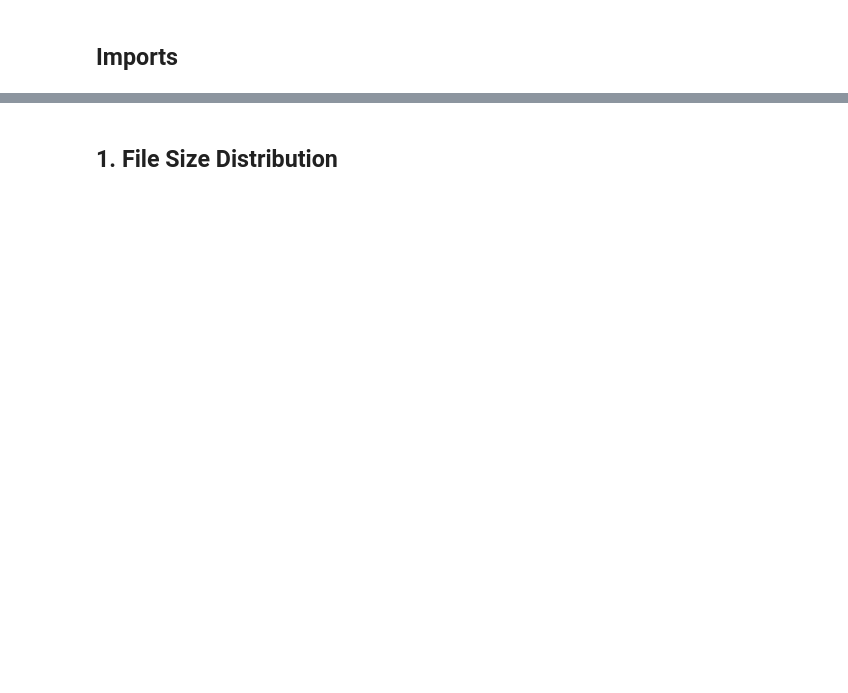
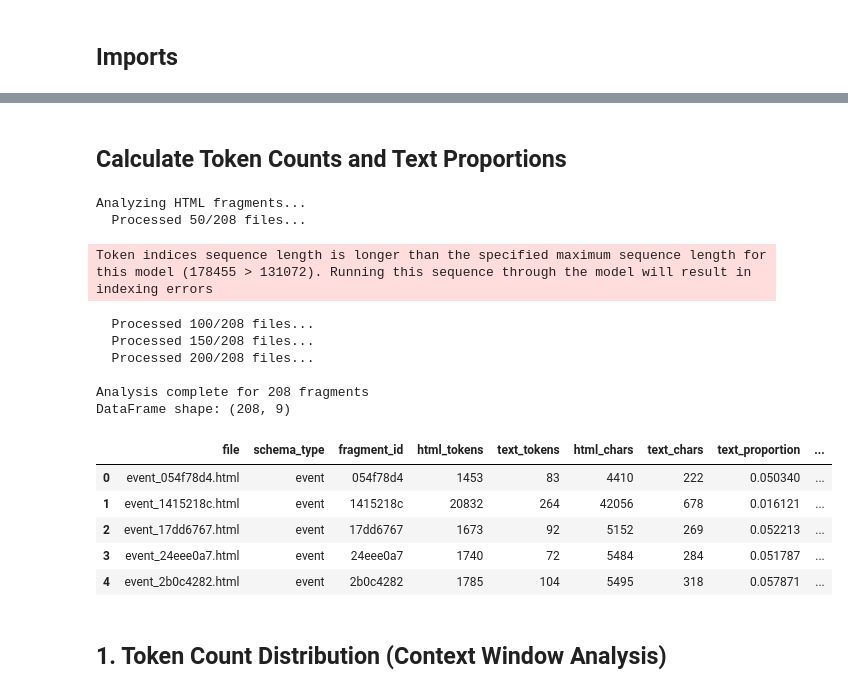
Before and after one commit to luarss/c4ai-crawlerlm, a Jupyter notebook: notebooks/00_eda.ipynb, the cells around one changed output, grey strips where cells are left out. Saved outputs shown, nothing was run; the diff lists cells and outputs as text; code cells hidden in the pictures; blank space fills up the shorter version.

```diff
--- a/notebooks/00_eda.ipynb
+++ b/notebooks/00_eda.ipynb
@@ -241,2 +67,70 @@ Flagged files: 356
+# %% [markdown]
+## Calculate Token Counts and Text Proportions
+# %%
+# Analyze each HTML fragment
+print('Analyzing HTML fragments...')
+analysis_data = []
+
+for i, html_file in enumerate(html_files):
+    if (i + 1) % 50 == 0:
+        print(f'  Processed {i + 1}/{len(html_files)} files...')
+
+    # Parse schema type and ID
+    parts = html_file.stem.split('_')
+    schema_type = parts[0]
+    fragment_id = '_'.join(parts[1:])
+
+    # Read HTML
+    with open(html_file, 'r', encoding='utf-8', errors='replace') as f:
+        html = f.read()
+
+    # Extract text using BeautifulSoup
+    soup = BeautifulSoup(html, 'html.parser')
+    extracted_text = soup.get_text(separator=' ', strip=True)
+
+    # Token counts using Qwen tokenizer
+    html_tokens = count_tokens(html)
+    text_tokens = count_tokens(extracted_text)
+
+    # Character counts
+    html_chars = len(html)
+    text_chars = len(extracted_text)
+
+    # Text proportion (chars)
+    text_proportion = text_chars / html_chars if html_chars > 0 else 0
+
+    analysis_data.append({
+        'file': html_file.name,
+        'schema_type': schema_type,
+        'fragment_id': fragment_id,
+        'html_tokens': html_tokens,
+        'text_tokens': text_tokens,
+        'html_chars': html_chars,
+        'text_chars': text_chars,
+        'text_proportion': text_proportion,
+        'tokens_per_char': html_tokens / html_chars if html_chars > 0 else 0
+    })
+
+df = pd.DataFrame(analysis_data)
+
+print(f'\nAnalysis complete for {len(df)} fragments')
+print(f'DataFrame shape: {df.shape}')
+df.head()
+# %% [output]
+Analyzing HTML fragments...
+  Processed 50/208 files...
+Token indices sequence length is longer than the specified maximum sequence length for this model (178455 > 131072). Running this sequence through the model will result in indexing errors
+  Processed 100/208 files...
+  Processed 150/208 files...
+  Processed 200/208 files...
+
+Analysis complete for 208 fragments
+DataFrame shape: (208, 9)
+|  | file | schema_type | fragment_id | html_tokens | text_tokens | html_chars | text_chars | text_proportion | ... |
+| 0 | event_054f78d4.html | event | 054f78d4 | 1453 | 83 | 4410 | 222 | 0.050340 | ... |
+| 1 | event_1415218c.html | event | 1415218c | 20832 | 264 | 42056 | 678 | 0.016121 | ... |
+| 2 | event_17dd6767.html | event | 17dd6767 | 1673 | 92 | 5152 | 269 | 0.052213 | ... |
+| 3 | event_24eee0a7.html | event | 24eee0a7 | 1740 | 72 | 5484 | 284 | 0.051787 | ... |
+| 4 | event_2b0c4282.html | event | 2b0c4282 | 1785 | 104 | 5495 | 318 | 0.057871 | ... |
 # %% [markdown]
-## 1. File Size Distribution
+## 1. Token Count Distribution (Context Window Analysis)
```
Also changed, not shown: parts of 30 cells of this notebook.
